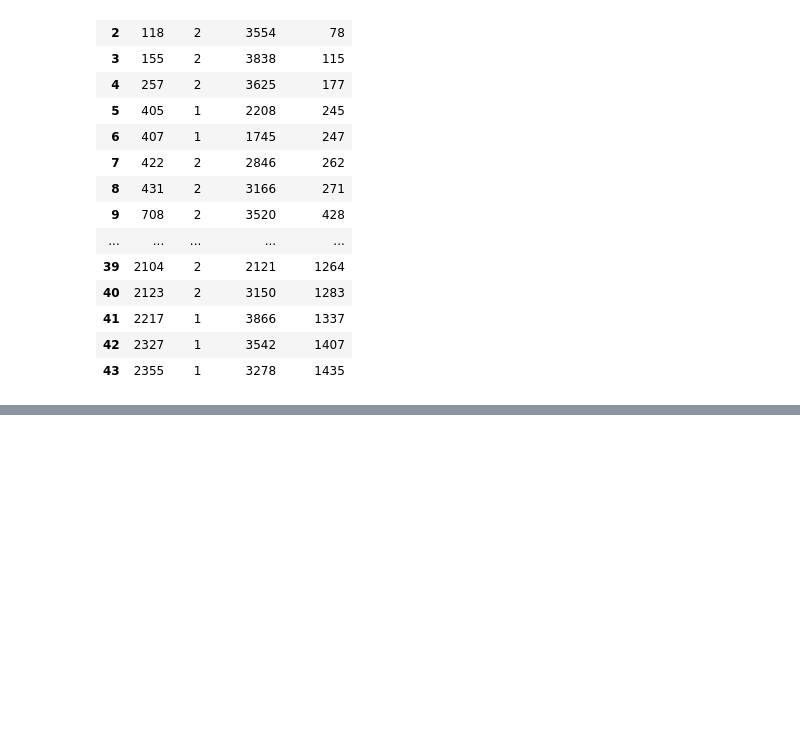
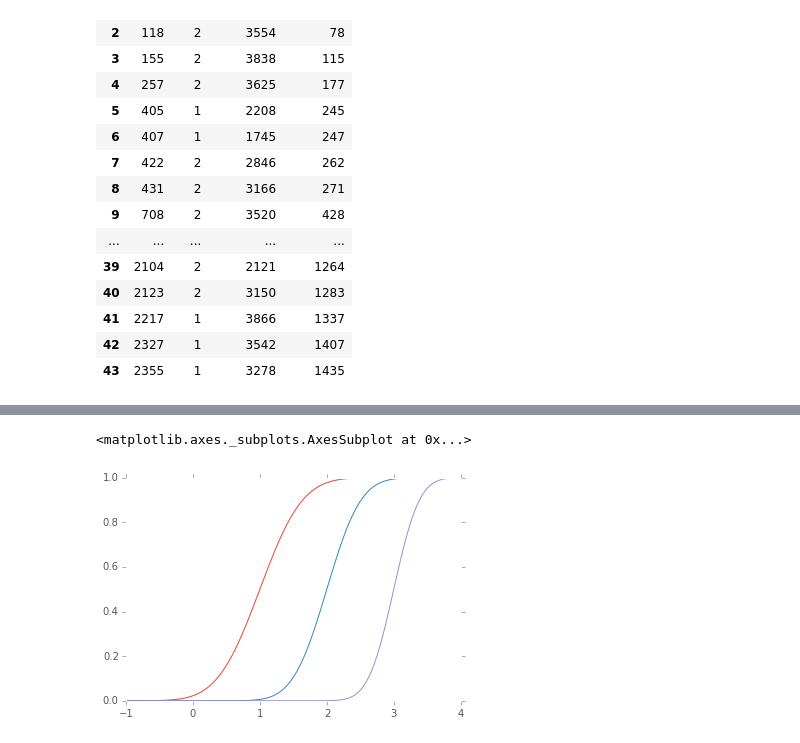
Before and after one commit to doolingdavid/ThinkStats2, a Jupyter notebook: code/notes.ipynb, the cells around one changed output, grey strips where cells are left out. Saved outputs shown, nothing was run; the diff lists cells and outputs as text; code cells hidden in the pictures; blank space fills up the shorter version.

```diff
--- a/code/notes.ipynb
+++ b/code/notes.ipynb
@@ -1490,0 +1530,19 @@ df
+# %%
+x = np.linspace(-1,4,1000)
+# %%
+one = scipy.stats.norm.cdf(x, loc=1,scale=0.5)
+# %%
+two = scipy.stats.norm.cdf(x, loc=2, scale=0.4)
+three = scipy.stats.norm.cdf(x, loc=3, scale=0.3)
+
+second = pd.Series(two, index=x)
+third = pd.Series(three, index=x)
+# %%
+first = pd.Series(one, index=x)
+# %%
+first.plot()
+second.plot()
+third.plot()
+# %% [output]
+<matplotlib.axes._subplots.AxesSubplot at 0x...>
+[figure, added]
```
Also changed, not shown: parts of 12 cells of this notebook.
